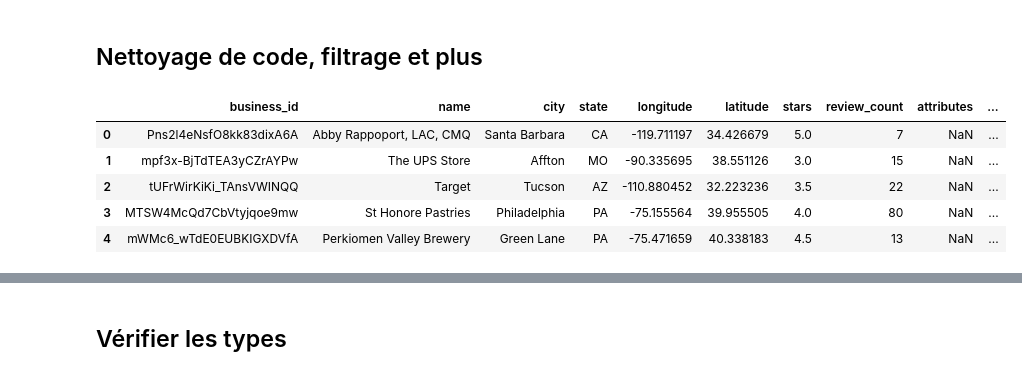
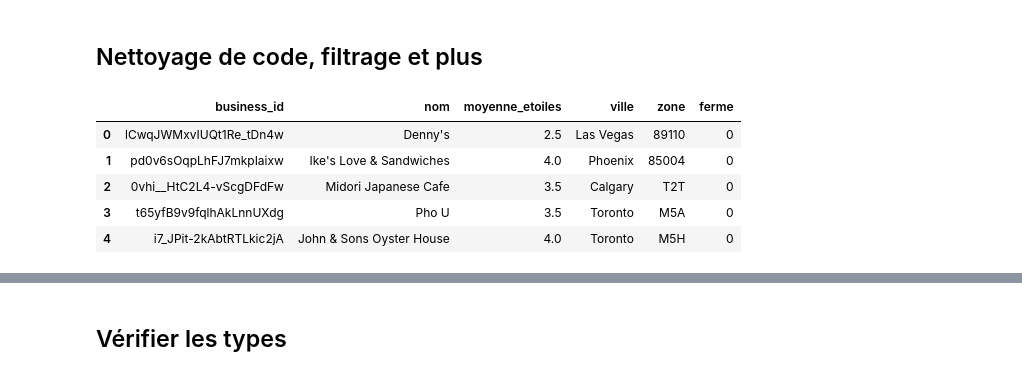
Before and after one commit to AyaIssa1/tp3_collecte, a Jupyter notebook: tp_yelp.ipynb, the cells around one changed output, grey strips where cells are left out. Drawn from its saved outputs; the diff is of its cells as text; code cells hidden in the pictures.

```diff
--- a/tp_yelp.ipynb
+++ b/tp_yelp.ipynb
@@ -25,18 +24,15 @@ hours = pd.read_csv(hours_file, on_bad_lines='skip',low_memory=False)
 # %% [markdown]
 ## Nettoyage de code, filtrage et plus
 # %%
-#Colonnes à garder
-cols_to_keep = [
-    "business_id", "name", "city", "state","longitude", "latitude",
-    "stars", "review_count", "attributes", "categories", "is_open"
-]
-business = business[cols_to_keep]
-
+#Colonnes à garder business
+business = business[[
+    "business_id", "nom", "moyenne_etoiles", "ville", "zone", "ferme"
+]]
 business.head()
 # %% [output]
-|  | business_id | name | city | state | longitude | latitude | stars | review_count | attributes | ... |
-| 0 | Pns2l4eNsfO8kk83dixA6A | Abby Rappoport, LAC, CMQ | Santa Barbara | CA | -119.711197 | 34.426679 | 5.0 | 7 | NaN | ... |
-| 1 | mpf3x-BjTdTEA3yCZrAYPw | The UPS Store | Affton | MO | -90.335695 | 38.551126 | 3.0 | 15 | NaN | ... |
-| 2 | tUFrWirKiKi_TAnsVWINQQ | Target | Tucson | AZ | -110.880452 | 32.223236 | 3.5 | 22 | NaN | ... |
-| 3 | MTSW4McQd7CbVtyjqoe9mw | St Honore Pastries | Philadelphia | PA | -75.155564 | 39.955505 | 4.0 | 80 | NaN | ... |
-| 4 | mWMc6_wTdE0EUBKIGXDVfA | Perkiomen Valley Brewery | Green Lane | PA | -75.471659 | 40.338183 | 4.5 | 13 | NaN | ... |
+|  | business_id | nom | moyenne_etoiles | ville | zone | ferme |
+| 0 | lCwqJWMxvIUQt1Re_tDn4w | Denny's | 2.5 | Las Vegas | 89110 | 0 |
+| 1 | pd0v6sOqpLhFJ7mkpIaixw | Ike's Love & Sandwiches | 4.0 | Phoenix | 85004 | 0 |
+| 2 | 0vhi__HtC2L4-vScgDFdFw | Midori Japanese Cafe | 3.5 | Calgary | T2T | 0 |
+| 3 | t65yfB9v9fqlhAkLnnUXdg | Pho U | 3.5 | Toronto | M5A | 0 |
+| 4 | i7_JPit-2kAbtRTLkic2jA | John & Sons Oyster House | 4.0 | Toronto | M5H | 0 |
```
Also changed, not shown: parts of 45 cells of this notebook.
